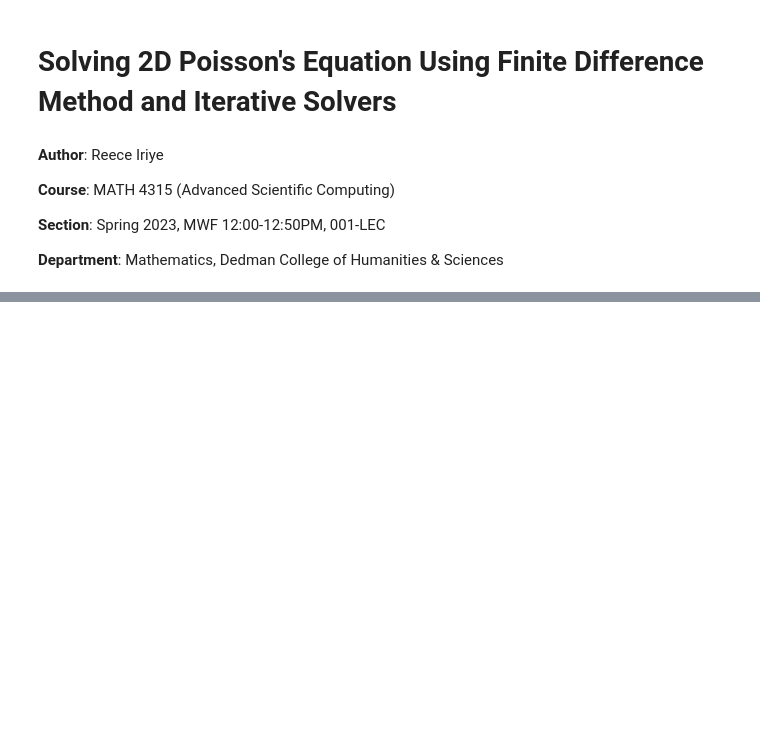
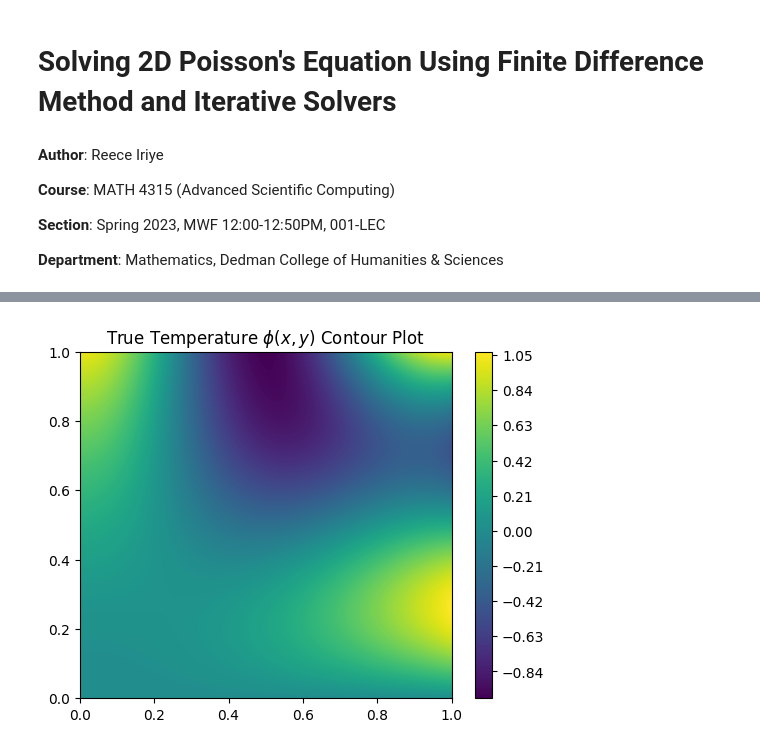
Before and after one commit to reece-iriye/Solving-2D-Poissons-Equation-Using-Finite-Difference-Method-and-Iterative-Solvers, a Jupyter notebook: 2D-Poisson-Implementation.ipynb, the cells around one changed output, grey strips where cells are left out. Cells and saved outputs as stored; diff of their text form; code cells hidden in the pictures; blank space fills up the shorter version.

```diff
--- a/2D-Poisson-Implementation.ipynb
+++ b/2D-Poisson-Implementation.ipynb
@@ -69,0 +136,9 @@ from math import log
+# %%
+# Plot a contour plot of the temperatures, as if the temperatures were on display on a 2D metal plate
+fig = plt.figure(figsize=(6,4.5))
+plt.contourf(X_plot, Y_plot, Z_plot, 250, cmap='viridis')
+plt.colorbar()
+plt.title(r"True Temperature $\phi(x,y)$ Contour Plot")
+plt.show()
+# %% [output]
+[figure, added]
```
Also changed, not shown: parts of 77 cells of this notebook, 6 other files.
